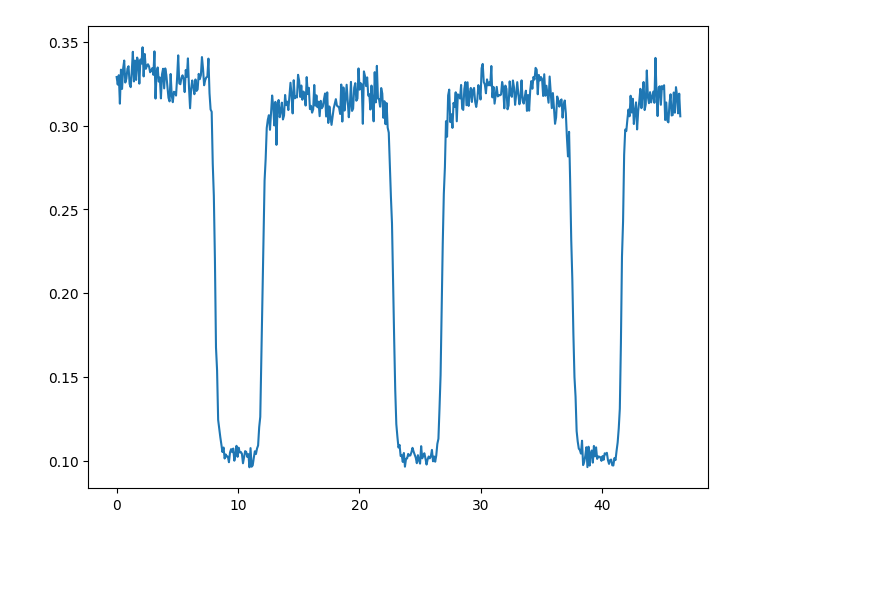
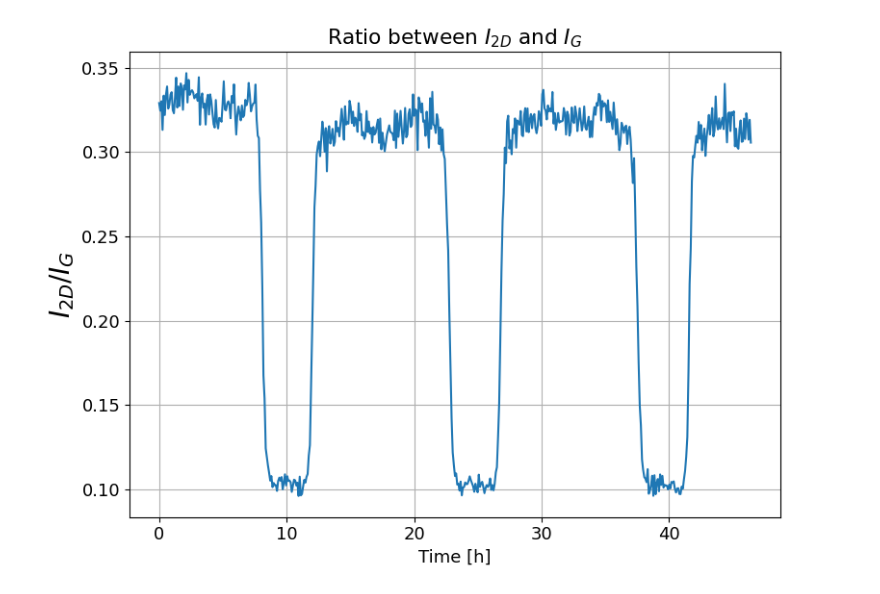
Before and after one commit to KelmendMuriqi/Raman-Spectroscopy, a Jupyter notebook: DataAnalysis.ipynb, the cells around one changed output. Cells and saved outputs as stored; diff of their text form; code cells hidden in the pictures; blank space fills up the shorter version.

```diff
--- a/DataAnalysis.ipynb
+++ b/DataAnalysis.ipynb
@@ -98,16 +129,19 @@ time_charged = np.array([time[min_ind[0]], time[min_ind[1]], time[min_ind[2]]])
 # %%
-
-fig, ax = plt.subplots(3, 1, figsize=(8,10), sharex=True)
+plt.rcParams['font.size'] = 13
+fig, ax = plt.subplots(3, 1, figsize=(10,10), sharex=True)
 ax[0].contourf(t_grid[:, splt_ind+move_split1:end_ind], nu_grid[:, splt_ind+move_split1:end_ind], counts_grid[:, splt_ind+move_split1:end_ind], cmap='cividis', levels=200)
 ax[2].contourf(t_grid[:, start_ind:splt_ind-move_split2], nu_grid[:, start_ind:splt_ind-move_split2], counts_grid[:, start_ind:splt_ind-move_split2], cmap='cividis', levels=200)
-ax[1].plot(time/1000, current, color='blue')
-ax[1].plot(time/1000, [0]*len(time), color='black', linestyle='--')
-#ax[0].plot(time/1000, voltage, color='green')
-#ax[0].plot(time/1000, [0]*len(time), color='black', linestyle='--')
-ylabels = [r'2D-band [cm$^{-1}$]', r'Current [mA]', r'G-band []']
+ax[1].plot(time/3600, current, color='blue')
+ax[1].plot(time/3600, [0]*len(time), color='black', linestyle='--')
+
+ylabels = [r'2D-band [cm$^{-1}$]', r'Current [mA]', r'G-band [cm$^{-1}$]']
 for i in range(3):
     for j in range(3):
-        ax[i].axvline(time_charged[j]/1000, color='black')
-plt.subplots_adjust(hspace=0.05)
+        ax[i].axvline(time_charged[j]/3600, color='green', alpha=0.4)
+        ax[i].axvline(time_discharged[j]/3600, color='red', alpha=0.4)
+    ax[i].set_ylabel(ylabels[i], fontsize=16)
+ax[2].set_xlabel(r'Time [h]')
+#plt.subplots_adjust(hspace=0.05)
+plt.tight_layout()
 plt.show()
 # %% [output]
@@ -145,15 +220,24 @@ class Cursor:
     def get_height(self):
         return np.array(self.dict['height'])
 
+    def set_height(self, array):
+        self.dict['height'] = array
+
 TwoD_cursor = Cursor(TwoD_position_path, TwoD_height_path)
 G_cursor = Cursor(G_position_path, G_height_path)
 # %%
 time = G_cursor.get_time()/3600
 G_height = G_cursor.get_height()
 TwoD_height = TwoD_cursor.get_height()
-
+plt.rcParams['font.size'] = 13
 plt.figure(figsize=(8,6))
 plt.plot(time, TwoD_height/G_height)
+plt.title(r'Ratio between $I_{2D}$ and $I_G$')
+plt.ylabel(r'$I_{2D}/I_G$', fontsize = 20)
+plt.xlabel(r'Time [h]')
+plt.grid()
+plt.tight_layout()
+plt.savefig(f'{DATA_DIR_RED}I2DIG_ratio_red.pdf')
 plt.show()
 # %% [output]
-[figure, old version]
+[figure, new version]
```
Also changed, not shown: parts of 14 cells of this notebook, 15 other files.
